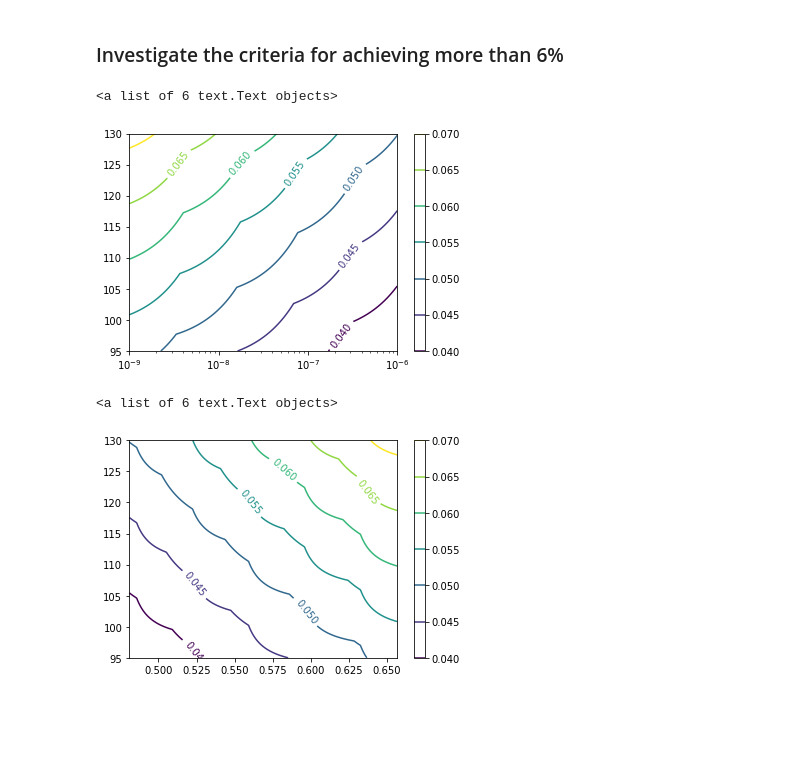
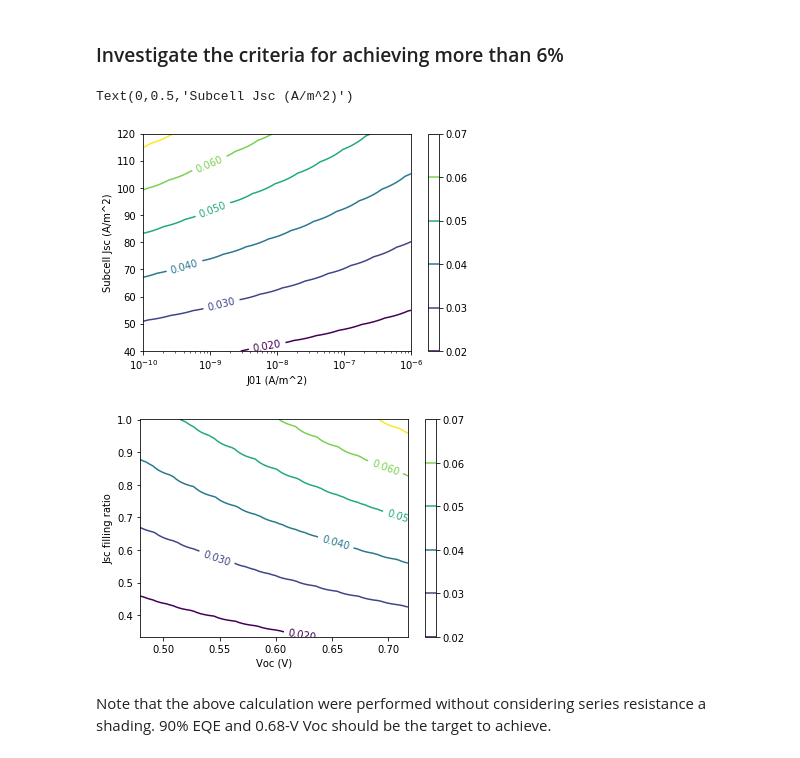
Before and after one commit to kanhua/pypvcell, a Jupyter notebook: examples/ms_silicon/st2_silicon.ipynb, the cells around one changed output. Cells and saved outputs as stored; diff of their text form; code cells hidden in the pictures; blank space fills up the shorter version.

```diff
--- a/examples/ms_silicon/st2_silicon.ipynb
+++ b/examples/ms_silicon/st2_silicon.ipynb
@@ -43,0 +40,3 @@ jsc=calc_jsc(filtered_ill,eqe)
+# %%
+sb_jsc=calc_jsc(filtered_ill,eqe)
+print("projected jsc: %s A/m^2"%sb_jsc)
@@ -43,0 +47,4 @@ jsc=calc_jsc(filtered_ill,eqe)
+# %%
+qe_lim=gen_square_qe(1.1,1)
+lim_jsc=calc_jsc(filtered_ill,qe_lim)
+print("projected jsc limit:%s"%lim_jsc)
@@ -46,37 +58,35 @@ jsc=calc_jsc(filtered_ill,eqe)
 # %%
-j01 = 5e-9
+j01 = 5e-8
 j02 = 0
 n1 = 1
 n2 = 2
 temperature = 300
 rshunt = 1e10
 
-contact_res = np.logspace(-3, 1, num=4)
+contact_res = np.logspace(-3, 1, num=10)
 
 # rs=1e-10
 voltage = np.linspace(-0.8, 1, num=50)
-
-for r in contact_res:
-    # rs=get_rs(r)
+eta_array=np.zeros(contact_res.shape)
+for idx,r in enumerate(contact_res):
 
     rs = us.siUnits(r, 'Ohm cm^2')
 
-    # w=us.asUnit(w,'cm')
-
-
     v, i = gen_rec_iv_with_rs_by_newton(j01, j02, n1, n2, temperature, rshunt=rshunt, rseries=rs,
-                                        voltage=voltage, jsc=100, verbose=False)
+                                        voltage=voltage, jsc=sb_jsc, verbose=False)
 
     mp = max_power(v, i)
     eta=mp/1000
-    #print("efficiency %s" % eta)
+    #print("voc: %s" % voc(v,i))
 
-    plt.plot(v, -i, label="%.2f Ohm.cm^2,eta: %.3f" %(r,eta))
+    eta_array[idx]=eta
+    if idx%3==0:
+        plt.plot(v, -i, label="%.2f Ohm.cm^2,eta: %.3f" %(r,eta))
+        print("voc: %s" % voc(v,i))
 
 plt.legend()
-plt.ylim([0, 200])
+plt.ylim([0, 100])
 plt.xlabel("voltage (V)")
 plt.ylabel("current (A/m^2)")
-
-plt.savefig("si_iv.png")
+plt.savefig("sb_I-V.pdf")
 # %% [output]
@@ -86,8 +109,8 @@ The target efficiency of silicon bottom cell is 5.3%. Wiht this Voc and Jsc, it
 # %% [markdown]
 ### Investigate the criteria for achieving more than 6%
 # %%
-jsc_range=np.linspace(95,130,num=500)
-j01_range=np.logspace(-9,-6,num=500)
+jsc_range=np.linspace(40,120,num=500)
+j01_range=np.logspace(-10,-6,num=500)
 
 eta_array=np.zeros((jsc_range.shape[0],j01_range.shape[0]))
 voc_array=np.zeros((j01_range.shape[0],))
@@ -105,17 +128,23 @@ cs=plt.contour(j01_range,jsc_range,eta_array)
 plt.xscale("log")
 plt.colorbar()
 plt.clabel(cs)
+plt.xlabel("J01 (A/m^2)")
+plt.ylabel("Subcell Jsc (A/m^2)")
 # %% [output]
-<a list of 6 text.Text objects>
+Text(0,0.5,'Subcell Jsc (A/m^2)')
-[figure, old version]
+[figure, new version]
 # %%
-cs=plt.contour(voc_array,jsc_range,eta_array)
+cs=plt.contour(voc_array,jsc_range/lim_jsc,eta_array)
 plt.xscale("linear")
 plt.colorbar()
 plt.clabel(cs)
+plt.xlabel("Voc (V)")
+plt.ylabel("Jsc filling ratio")
+plt.savefig("criteria_contour.pdf")
 # %% [output]
-<a list of 6 text.Text objects>
-[figure, old version]
+[figure, new version]
+# %% [markdown]
+Note that the above calculation were performed without considering series resistance a shading. 90% EQE and 0.68-V Voc should be the target to achieve.
 # %%
 def lump_r(sw, sl, fw, fh, rho_c, rho_f, rho_sh, N):
     w = sw / N
```
Also changed, not shown: parts of 24 cells of this notebook, 2 other files.
